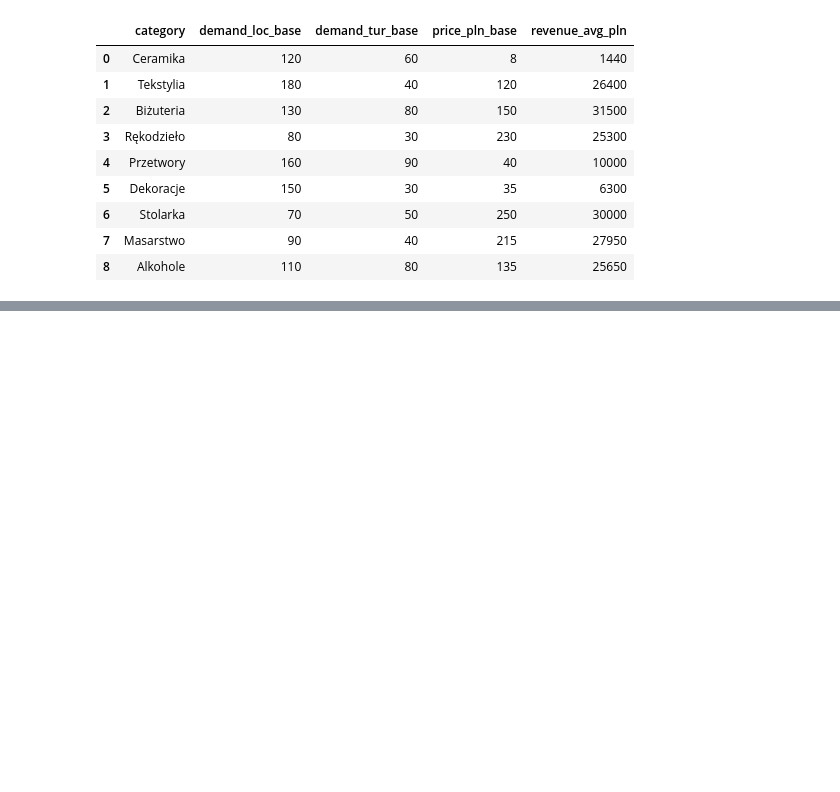
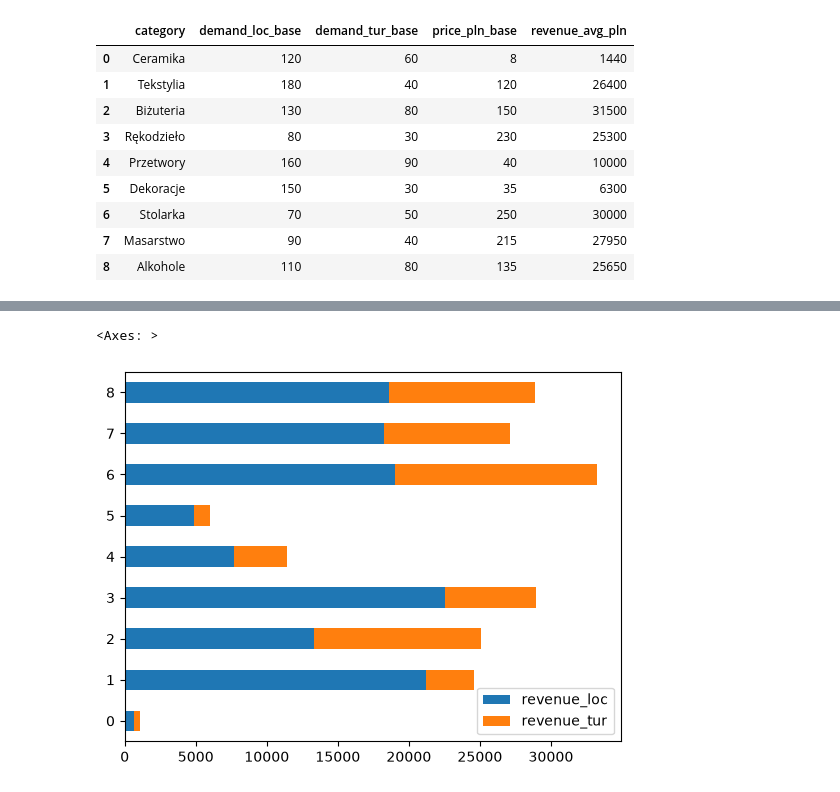
Before and after one commit to NeoNeqs/DataVisualization, a Jupyter notebook: 01-bar.ipynb, the cells around one changed output, grey strips where cells are left out. Cells and saved outputs as stored; diff of their text form; code cells hidden in the pictures; blank space fills up the shorter version.

```diff
--- a/01-bar.ipynb
+++ b/01-bar.ipynb
@@ -46,0 +103,5 @@ display(catalog)
+# %%
+t1[["revenue_loc", "revenue_tur"]].plot.barh(stacked=True)
+# %% [output]
+<Axes: >
+[figure, added]
```
Also changed, not shown: parts of 9 cells of this notebook.
